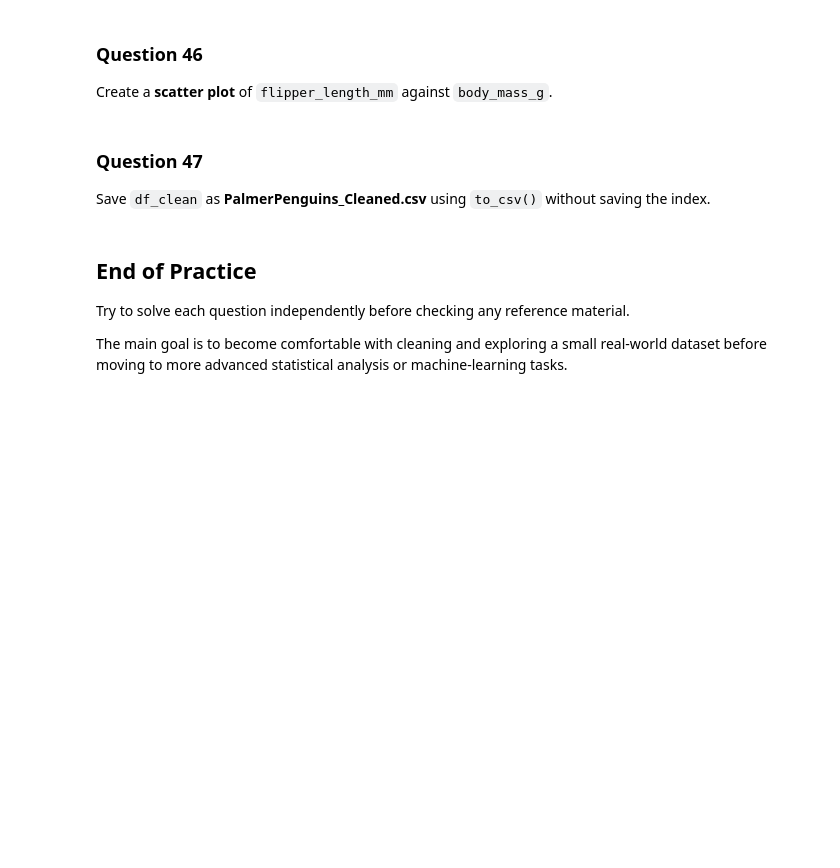
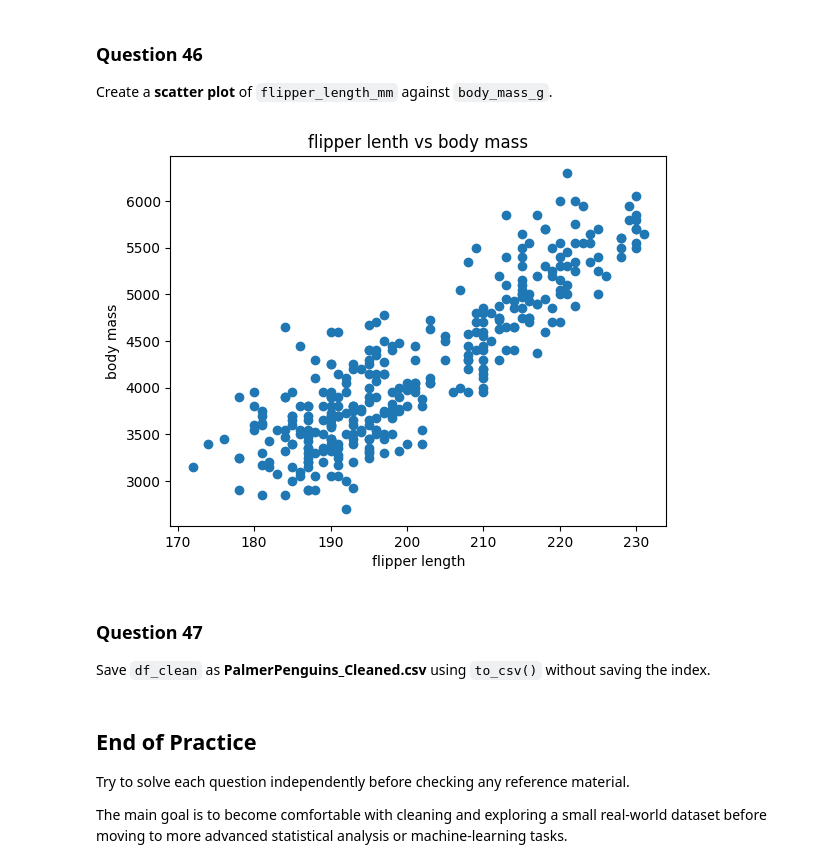
Before and after one commit to JanhaviSalokhe/Training-assignments, a Jupyter notebook: Data Science/Pandas/Assignment2_Palmer_Penguins.ipynb, the cells around one changed output. Drawn from its saved outputs; the diff is of its cells as text; code cells hidden in the pictures; blank space fills up the shorter version.

```diff
--- a/Data Science/Pandas/Assignment2_Palmer_Penguins.ipynb
+++ b/Data Science/Pandas/Assignment2_Palmer_Penguins.ipynb
@@ -553,6 +671,14 @@ Create a **box plot** comparing `flipper_length_mm` across the three species.
 # %% [markdown]
 ### Question 46
 Create a **scatter plot** of `flipper_length_mm` against `body_mass_g`.
+# %%
+plt.scatter(df_clean['flipper_length_mm'] , df_clean['body_mass_g'])
+plt.xlabel('flipper length')
+plt.ylabel('body mass')
+plt.title('flipper lenth vs body mass')
+plt.show()
+# %% [output]
+[figure, added]
 # %% [markdown]
 ### Question 47
 Save `df_clean` as **PalmerPenguins_Cleaned.csv** using `to_csv()` without saving the index.
```
Also changed, not shown: parts of 9 cells of this notebook.
